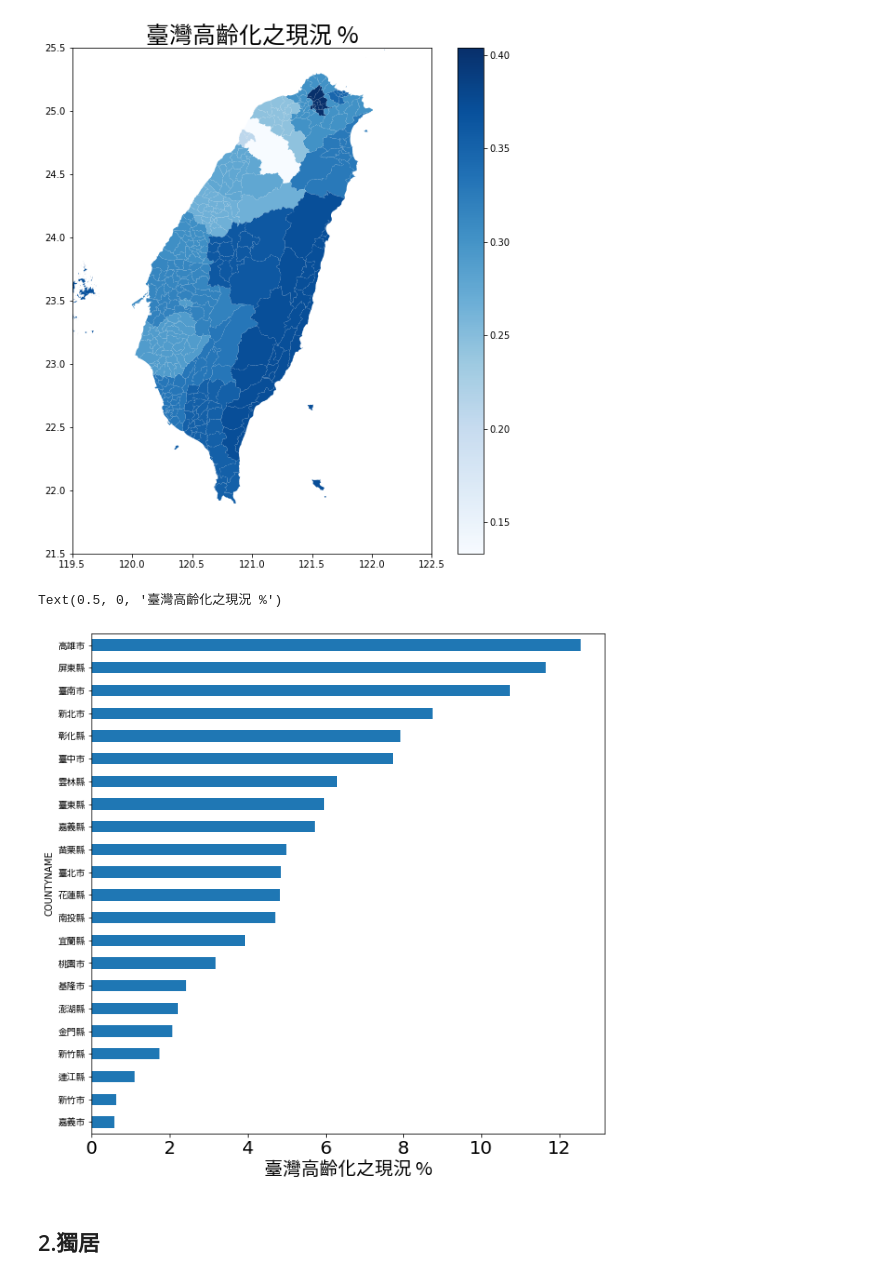
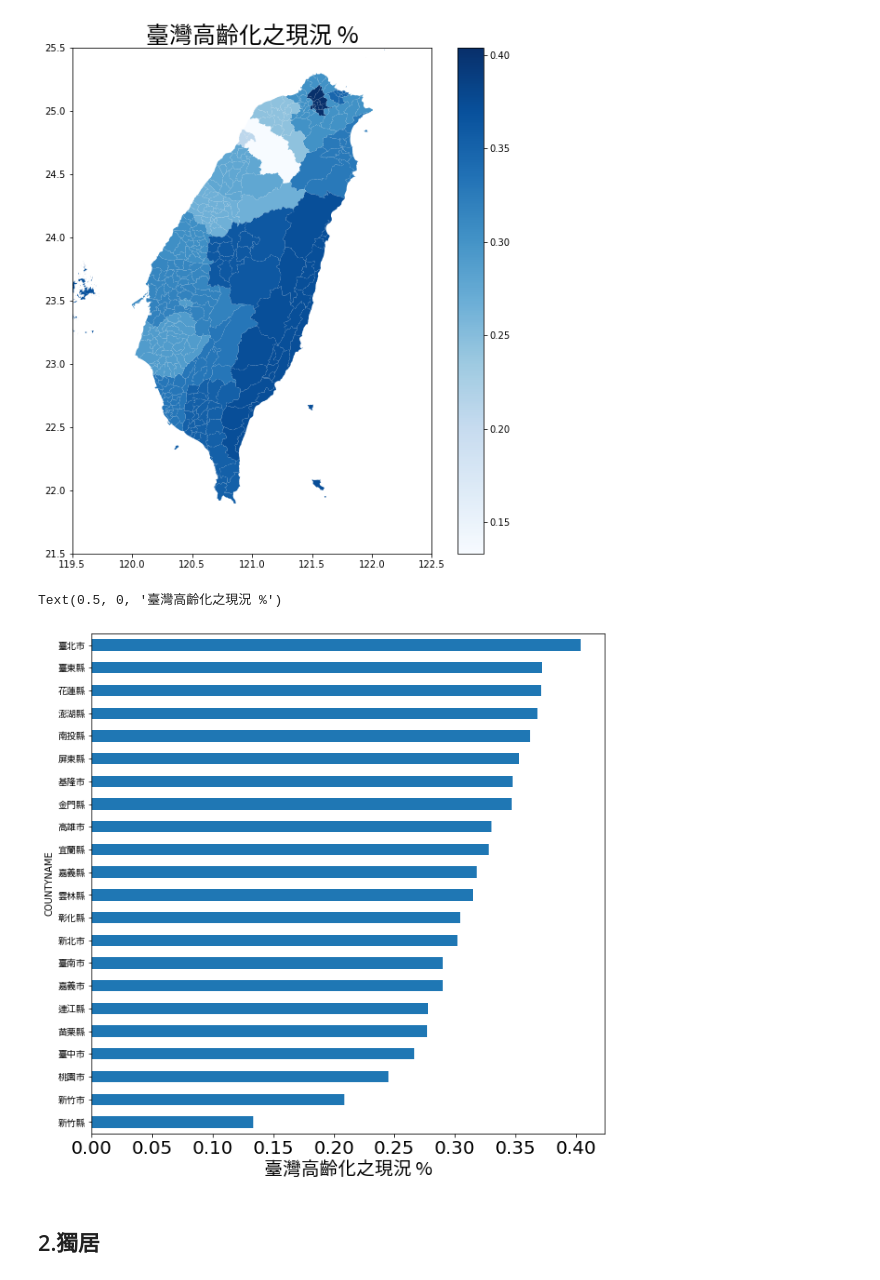
Before and after one commit to yee23456/AI_problem_analysis, a Jupyter notebook: 作業一.ipynb, the cells around one changed output. Cells and saved outputs as stored; diff of their text form; code cells hidden in the pictures.

```diff
--- a/作業一.ipynb
+++ b/作業一.ipynb
@@ -204,13 +205,13 @@ plt.title("臺灣高齡化之現況 %",fontproperties=myfont,fontsize=25)
 Text(0.5, 1.0, '臺灣高齡化之現況 %')
 [figure]
 # %%
-axes = town_A_no_2.groupby('COUNTYNAME').sum().sort_values('older_precent')['older_precent'].plot.barh(fontsize=20)
+axes = town_A_no_2.groupby('COUNTYNAME').mean().sort_values('older_precent')['older_precent'].plot.barh(fontsize=20)
 for label in axes.get_yticklabels():
     label.set_fontproperties(myfont)
 plt.xlabel('臺灣高齡化之現況 %',fontproperties=myfont,fontsize=20)
 # %% [output]
 Text(0.5, 0, '臺灣高齡化之現況 %')
-[figure, old version]
+[figure, new version]
 # %% [markdown]
 ## 2.獨居
 # %%
```
Also changed, not shown: parts of 7 cells of this notebook.
